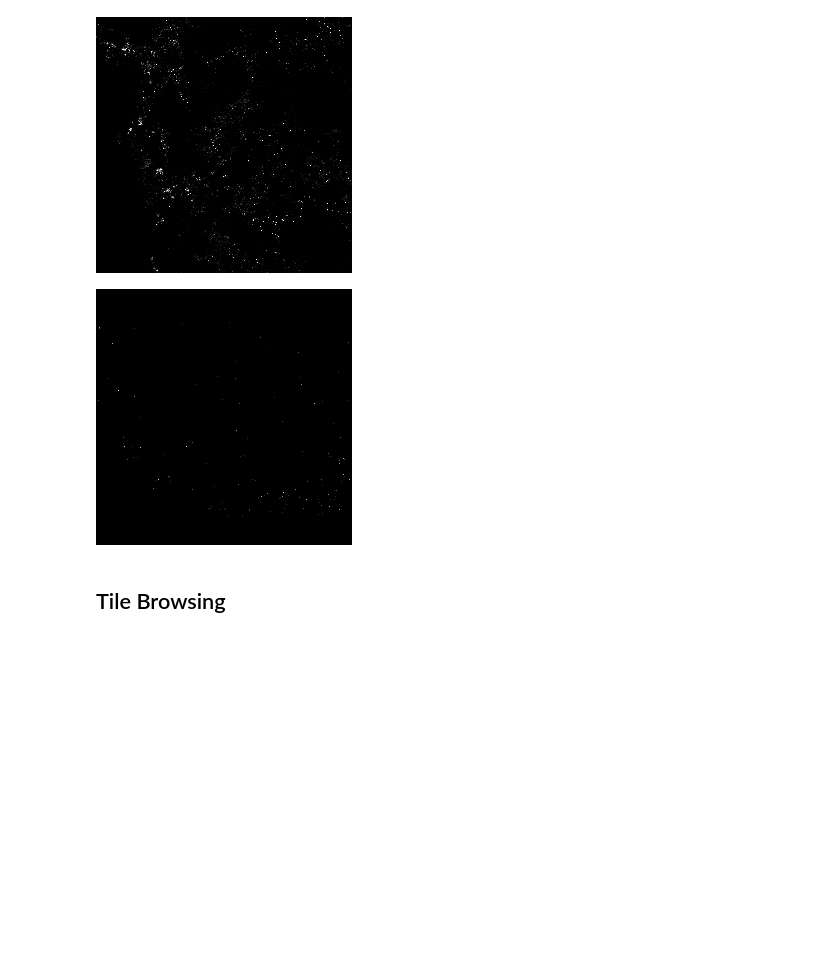
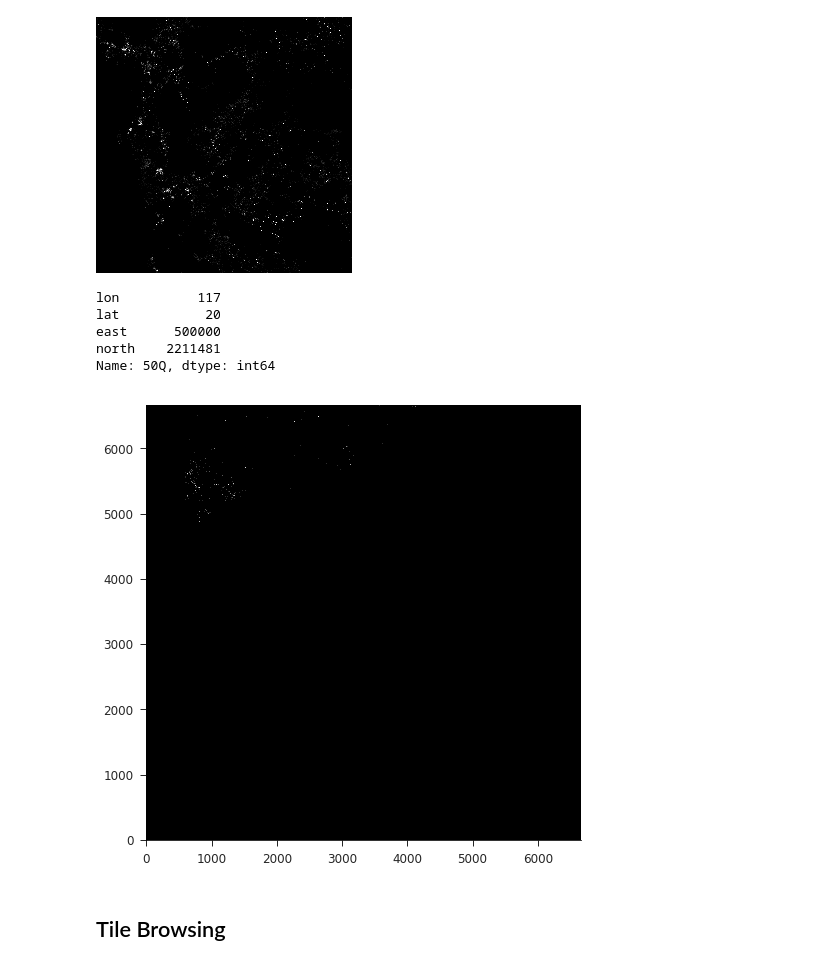
Before and after one commit to iamlemec/landsat, a Jupyter notebook: satellite.ipynb, the cells around one changed output. Drawn from its saved outputs; the diff is of its cells as text; code cells hidden in the pictures; blank space fills up the shorter version.

```diff
--- a/satellite.ipynb
+++ b/satellite.ipynb
@@ -202,19 +185,27 @@ location_tools.extract_density_tile(finfo['lon_bd09'], finfo['lat_bd09'], rad=12
 0.19731123141647894 0.7964573455891991
 1315 5309
 [figure]
+# %%
+utm_info.loc['50Q'].astype(np.int)
+# %% [output]
+lon          117
+lat           20
+east      500000
+north    2211481
+Name: 50Q, dtype: int64
 # %%
 N = 6667
-hist = pd.read_csv(f'density/density_utm50R_150px.csv')
+hist = pd.read_csv(f'density/density_utm50Q_150px.csv')
 mat = sp.csr_matrix((hist['density'], (hist['pix_east'], hist['pix_north'])), shape=(N, N))
 arr = mat.todense()
-im = Image.fromarray(arr.astype(np.uint8))
+im = Image.fromarray(arr.astype(np.uint8).T)
 im.save('test.png')
-#tile = im.resize((512, 512), resample=Image.LANCZOS)
-#fig, ax = plt.subplots(figsize=(8, 8))
-#ax.imshow(im, origin='lower');
-im.resize((256, 256))
+tile = im.resize((512, 512), resample=Image.LANCZOS)
+fig, ax = plt.subplots(figsize=(8, 8))
+ax.imshow(im, origin='lower');
+# im.resize((256, 256))
 # %% [output]
-[figure, old version]
+[figure, new version]
 # %% [markdown]
 ## Tile Browsing
 # %%
```
Also changed, not shown: parts of 16 cells of this notebook.
